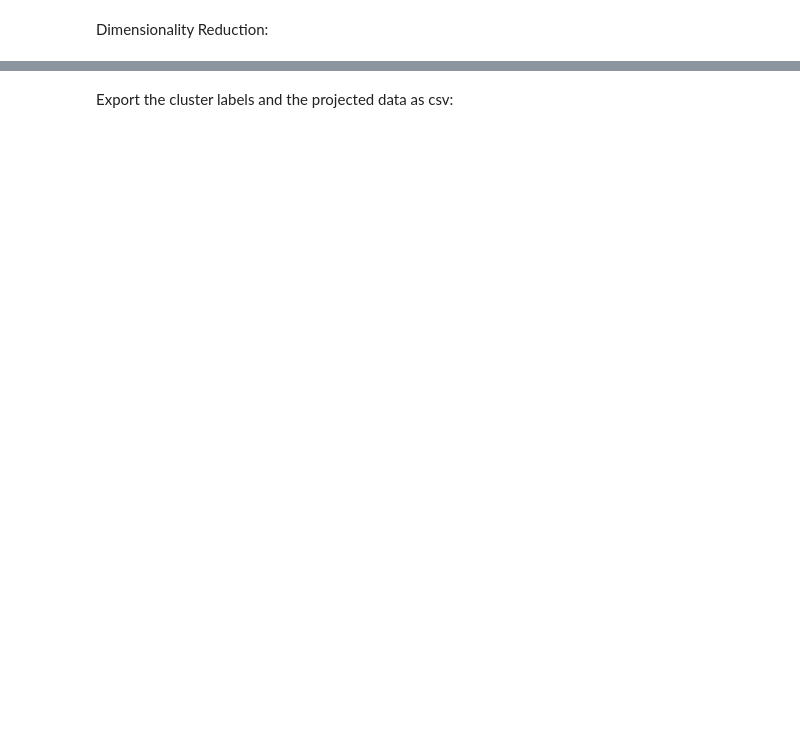
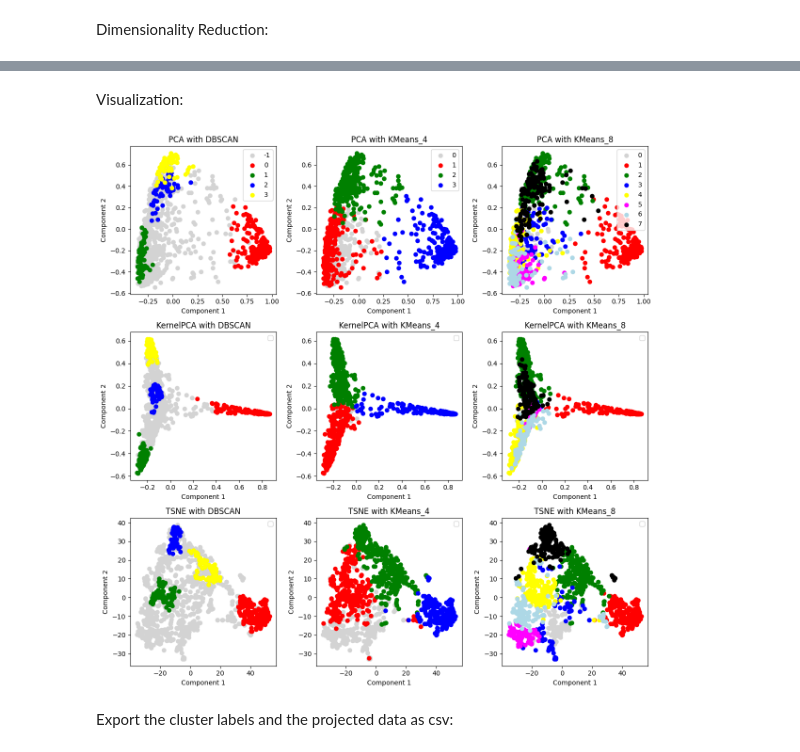
Before and after one commit to leonardsiegert/human-intestinal-ecosystem, a Jupyter notebook: data/clustering/dim_red.ipynb, the cells around one changed output, grey strips where cells are left out. Saved outputs shown, nothing was run; the diff lists cells and outputs as text; code cells hidden in the pictures; blank space fills up the shorter version.

```diff
--- a/data/clustering/dim_red.ipynb
+++ b/data/clustering/dim_red.ipynb
@@ -42,3 +24,7 @@ sex[np.where(sex == "female")[0]] = 0
+# %%
+# Load and preprocess the bacterial abundance data
+bacterial_abundance = np.array(data_pd.values[:,7:])
+bacterial_abundance_normalized = preprocessing.Normalizer().fit_transform(bacterial_abundance)
 # %% [markdown]
 Clustering:
 # %%
@@ -102,3 +74,48 @@ tsne_projected_data = tsne_model.fit_transform(data)
+# %%
+# Initialize the dimensionality reduction models
+pca_model = PCA(n_components=2)
+kernel_pca_model = KernelPCA(n_components=2, kernel="rbf", gamma=4) # (choose gamma 4 to 10)
+tsne_model = TSNE(n_components=2, perplexity=30)
+
+# Fit the dimensionality reduction models to the normalized bacterial abundance data
+pca_projected_data = pca_model.fit_transform(bacterial_abundance_normalized)
+kernel_pca_projected_data = kernel_pca_model.fit_transform(bacterial_abundance_normalized)
+tsne_projected_data = tsne_model.fit_transform(bacterial_abundance_normalized)
+# %% [markdown]
+Visualization:
+# %%
+# Visualize the projected data with each combination of projection and clustering method
+
+# dictionaries of projection method and clustering method for plotting
+projected_data = {"PCA": pca_projected_data,
+                 "KernelPCA": kernel_pca_projected_data,
+                 "TSNE": tsne_projected_data}
+labels = {"DBSCAN": dbscan_labels,
+          "KMeans_4": kmeans_4_labels,
+          "KMeans_8": kmeans_8_labels}
+
+# Define colors for the clusters
+colors = ["lightgrey","red", "green", "blue", "yellow", "magenta", "lightblue", "black", "brown"]
+
+# Create subplots for each combination of projection and clustering method
+# The data points are scattered in the 2D projection space, colored by their cluster labels
+fig, axs = plt.subplots(len(projected_data), len(labels), figsize=(len(projected_data) * 4, len(labels) * 4))
+axs = axs.flatten()  # Flatten the 2D array of axes for easy iteration
+for i, (proj_name, proj_data) in enumerate(projected_data.items()):
+    for j, (label_name, labels_data) in enumerate(labels.items()):
+        ax = axs[i * len(labels) + j]
+        for k, l in enumerate(np.unique(labels_data)):
+            cluster_data = proj_data[labels_data == l]
+            ax.scatter(cluster_data[:, 0], cluster_data[:, 1],
+                       c=colors[k], label=l if i == 0 else "")
+        ax.set_title(f"{proj_name} with {label_name}")
+        ax.legend()
+        ax.set_xlabel("Component 1")
+        ax.set_ylabel("Component 2")
+plt.tight_layout()
+plt.show()
+# %% [output]
+[figure, added]
 # %% [markdown]
 Export the cluster labels and the projected data as csv:
 # %%
```
Also changed, not shown: parts of 16 cells of this notebook, 2 other files.
